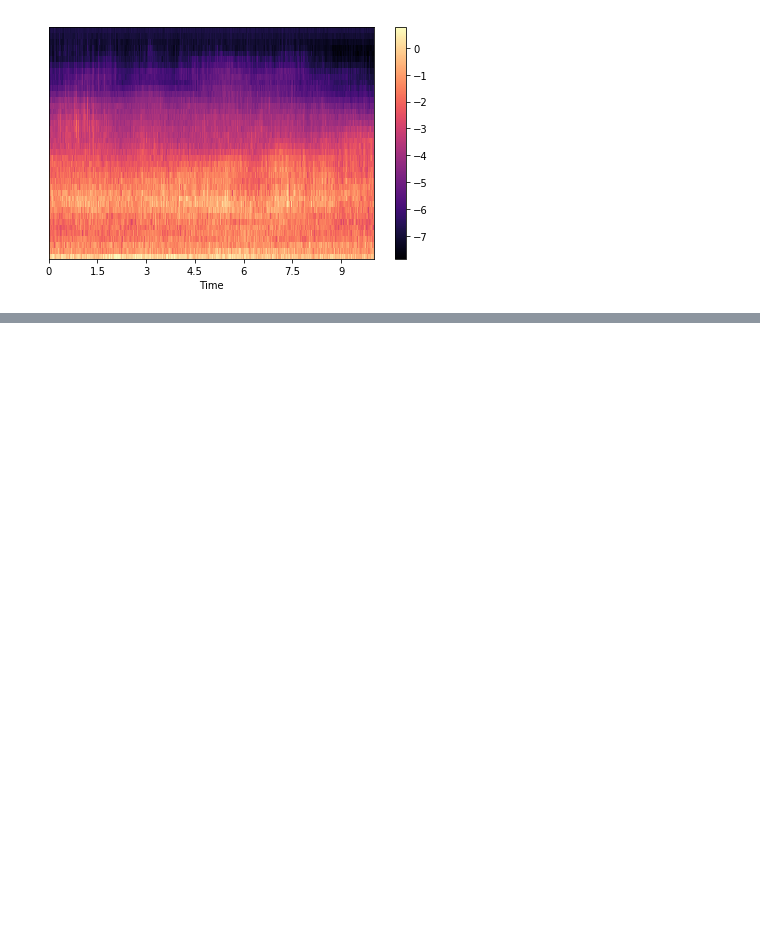
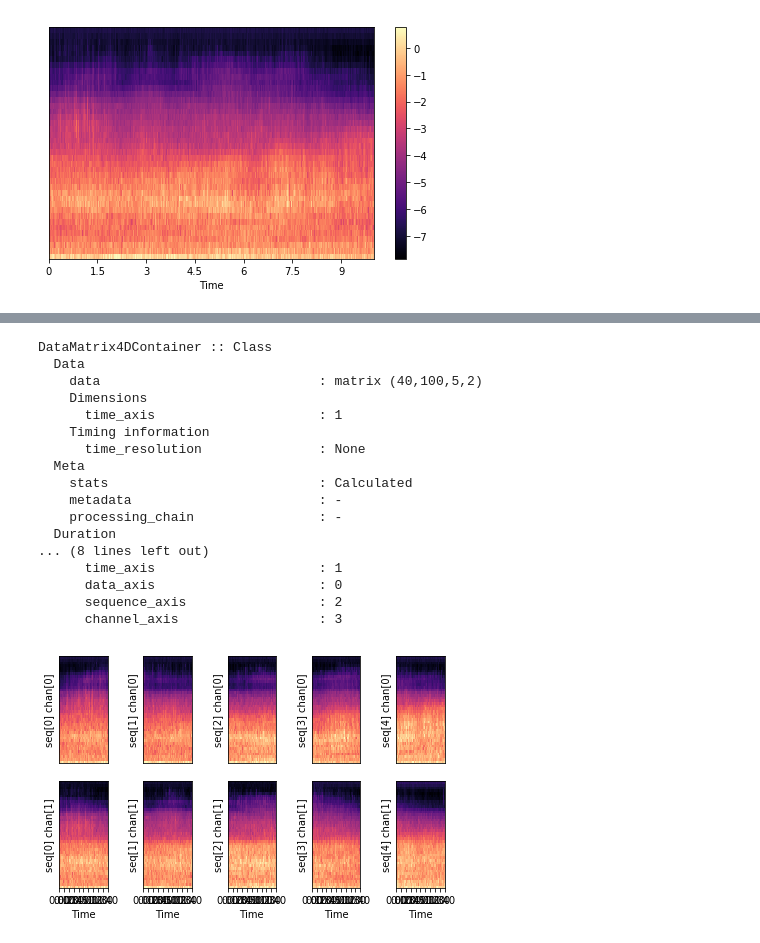
Before and after one commit to dangpzanco/dcase_tutorials, a Jupyter notebook: tutorial_processing_chain.ipynb, the cells around one changed output, grey strips where cells are left out. Saved outputs shown, nothing was run; the diff lists cells and outputs as text; code cells hidden in the pictures; blank space fills up the shorter version.

```diff
--- a/tutorial_processing_chain.ipynb
+++ b/tutorial_processing_chain.ipynb
@@ -64,0 +398,80 @@ FeatureContainer :: Class
+# %%
+### Handling multi-channel audio and output data in 4D matrix:
+
+# Define processing chain
+chain = du.processors.ProcessingChain([
+    {
+        'processor_name': 'AudioReadingProcessor',
+        'init_parameters': {
+            'fs': 44100
+        }
+    },
+    {
+        'processor_name': 'RepositoryFeatureExtractorProcessor',
+        'init_parameters': {
+            'parameters': {
+                'mel': {}
+            }
+        }
+    },
+    {
+        'processor_name': 'RepositorySequencingProcessor',
+        'init_parameters': {
+            'sequence_length': 100
+        }
+    },
+    {
+        'processor_name': 'RepositoryToMatrixProcessor',
+        'init_parameters': {
+            'label': 'mel',
+            'expanded_dimension': 'last'
+        }
+    },
+])
+# Run the processing chain
+data = chain.process(filename=du.utils.Example().audio_filename())
+data.show()
+data.plot()
+# DataMatrix4DContainer :: Class
+#   Data
+#     data                            : matrix (40,100,5,2)
+#     Dimensions
+#       time_axis                     : 1
+#     Timing information
+#       time_resolution               : None
+#   Meta
+#     stats                           : Calculated
+#     metadata                        : -
+#     processing_chain                : -
+#   Duration
+#     Frames                          : 20
+#   Data
+#     Dimensions
+#       time_axis                     : 1
+#       data_axis                     : 0
+#       sequence_axis                 : 2
+#   Data
+#     Dimensions
+#       time_axis                     : 1
+#       data_axis                     : 0
+#       sequence_axis                 : 2
+#       channel_axis                  : 3
+# %% [output]
+DataMatrix4DContainer :: Class
+  Data
+    data                            : matrix (40,100,5,2)
+    Dimensions
+      time_axis                     : 1
+    Timing information
+      time_resolution               : None
+  Meta
+    stats                           : Calculated
+    metadata                        : -
+    processing_chain                : -
+  Duration
+... (8 lines left out)
+      time_axis                     : 1
+      data_axis                     : 0
+      sequence_axis                 : 2
+      channel_axis                  : 3
+[figure, added]
```
Also changed, not shown: parts of 8 cells of this notebook, 1 other file.
